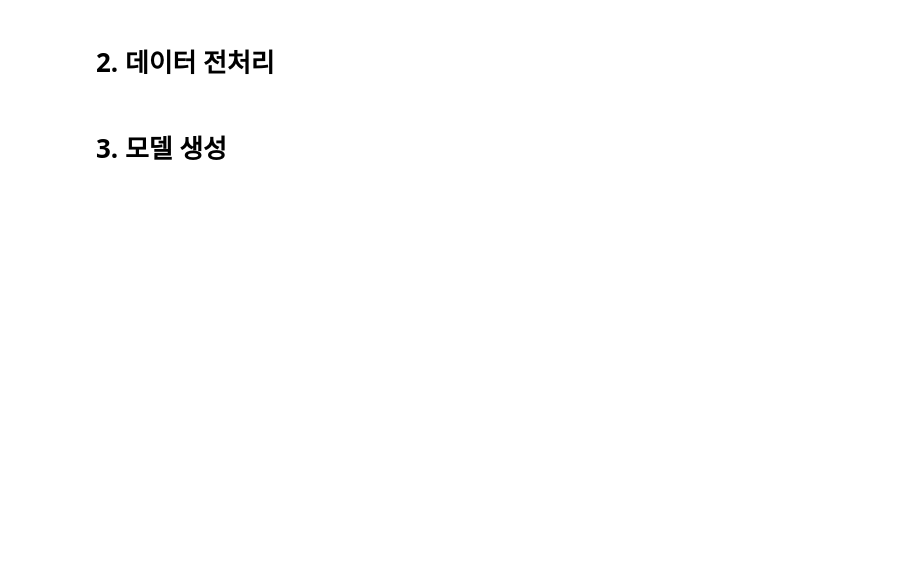
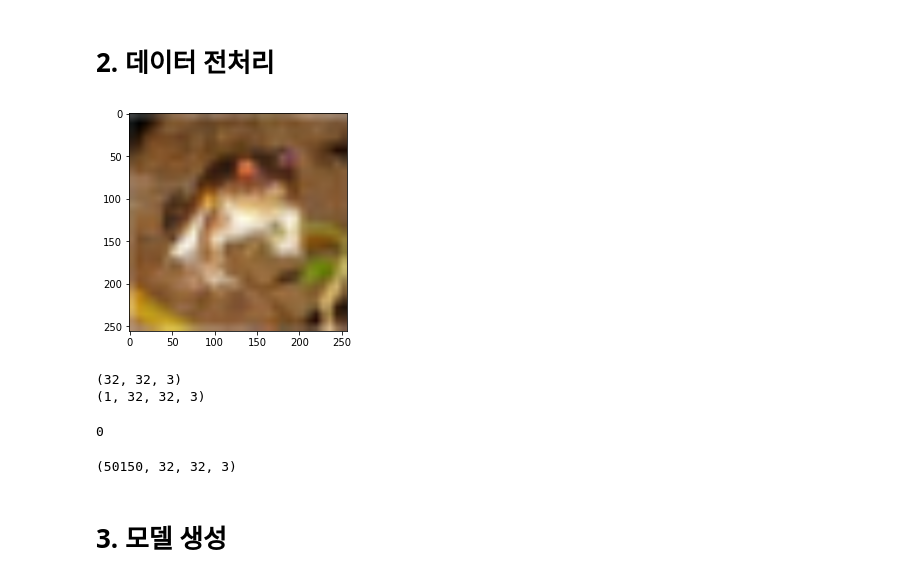
Before and after one commit to jinsungmin/2021_cau_oss_hackathon, a Jupyter notebook: hackathon_team05.ipynb, the cells around one changed output. Saved outputs shown, nothing was run; the diff lists cells and outputs as text; code cells hidden in the pictures; blank space fills up the shorter version.

```diff
--- a/hackathon_team05.ipynb
+++ b/hackathon_team05.ipynb
@@ -80,2 +66,14 @@ Use `tf.data.Dataset.get_single_element()`.
 # %% [markdown]
 # **2. 데이터 전처리**
+# %%
+IMG_SIZE = 256
+resize_and_rescale = tf.keras.Sequential([
+  keras.layers.experimental.preprocessing.Resizing(IMG_SIZE, IMG_SIZE),
+  keras.layers.experimental.preprocessing.Rescaling(1./255)
+])
+# %%
+result = resize_and_rescale(x_train[0])
+plt.imshow(result)
+plt.show()
+# %% [output]
+[figure, added]
@@ -82,3 +87,38 @@ Use `tf.data.Dataset.get_single_element()`.
+# %%
+print(x_train[0].shape)
+aaa = tf.expand_dims(x_train[0],0)
+print(aaa.shape)
+# %% [output]
+(32, 32, 3)
+(1, 32, 32, 3)
+# %%
+import copy
+import matplotlib.pyplot as plt
+import cv2
+import numpy as np
+x_train_after = copy.deepcopy(x_train)
+
+# aug image add
+for i in range(50000):
+    if i % 1000 == 0:
+      print(i)
+
+    now_tmp = data_augmentation(tf.expand_dims(x_train[i],0))
+    x_train_after = np.vstack((x_train_after, now_tmp))
+
+print(x_train_after.shape)
+# %% [output]
+0
+# %%
+for i in range(50000):
+    now_tmp = tf.image.rgb_to_grayscale(x_train[i])
+    now_tmp = tf.image.grayscale_to_rgb(now_tmp)
+    now_tmp = tf.expand_dims(now_tmp,0)
+    x_train_after = np.vstack((x_train_after, now_tmp))
+
+print(x_train_after.shape)
+# %% [output]
+(50150, 32, 32, 3)
 # %%
 # 데이터 전처리 (예: normalization)
 # 원본 데이터와 전처리 후 데이터를 구분하기 위해, 변수명 x_train_after, x_test1_after, x_test2_after를 변경하지 말 것
```
Also changed, not shown: parts of 6 cells of this notebook.
